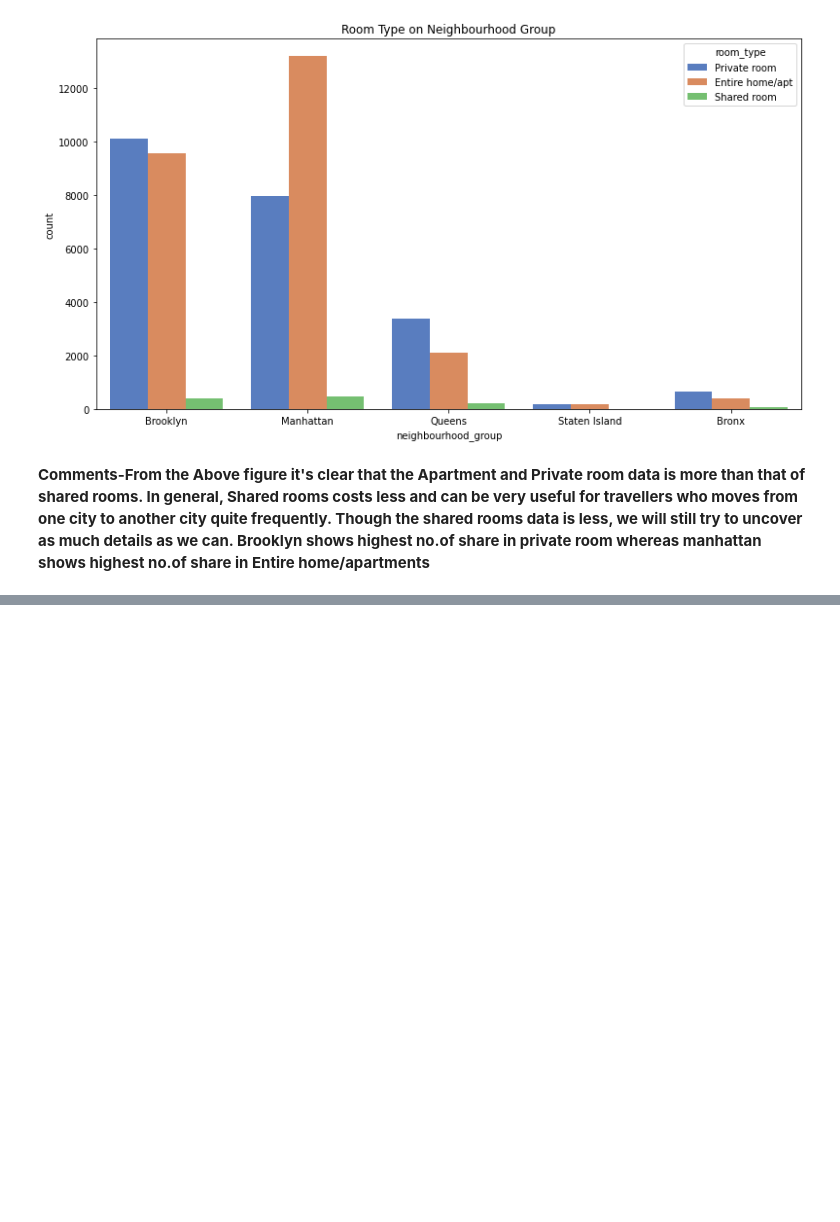
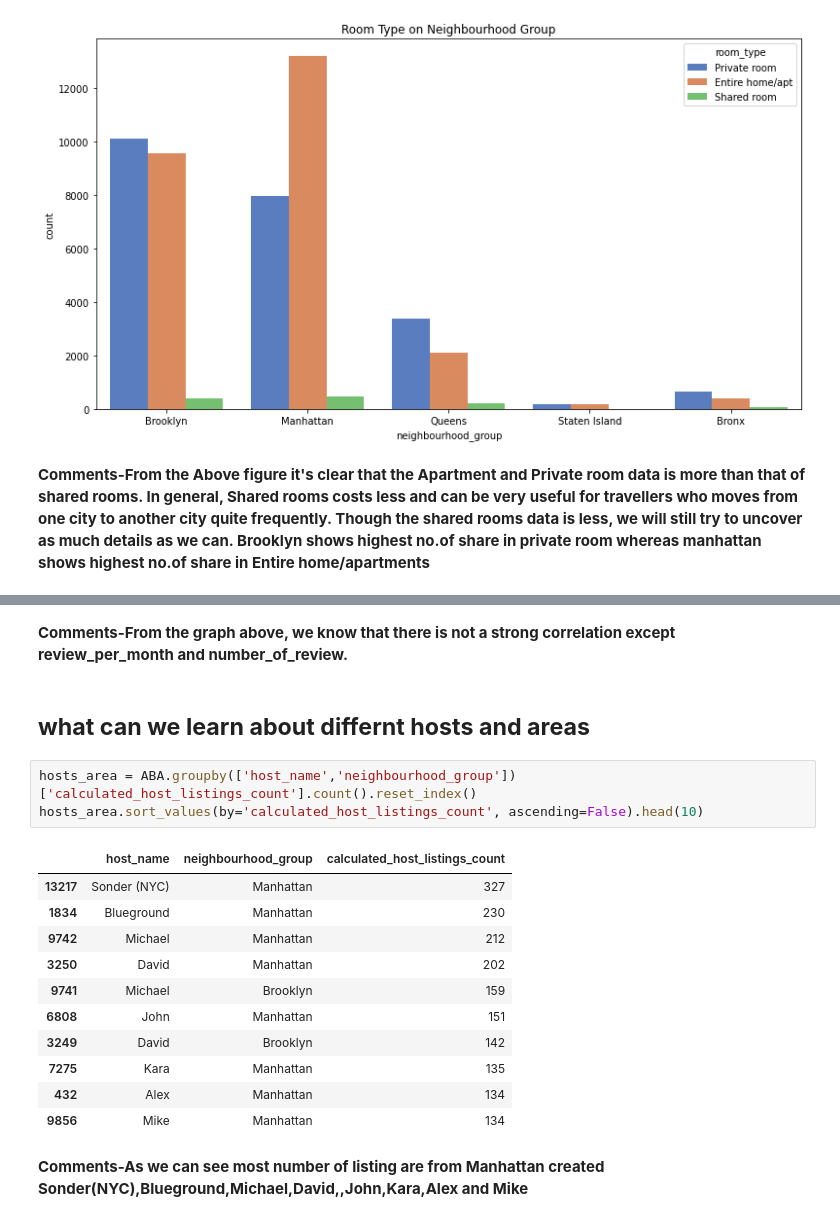
Before and after one commit to Aniket-Satpute/Airbnb-Booking-Analysis, a Jupyter notebook: airbnb_booking_analysis_aniket.ipynb, the cells around one changed output, grey strips where cells are left out. Drawn from its saved outputs; the diff is of its cells as text; blank space fills up the shorter version.

```diff
--- a/airbnb_booking_analysis_aniket.ipynb
+++ b/airbnb_booking_analysis_aniket.ipynb
@@ -202,0 +213,21 @@ Brooklyn shows highest no.of share in private room whereas manhattan shows highe
+# %% [markdown]
+**Comments-From the graph above, we know that there is not a strong correlation except review_per_month and number_of_review.**
+# %% [markdown]
+## **what can we learn about differnt hosts and areas**
+# %%
+hosts_area = ABA.groupby(['host_name','neighbourhood_group'])['calculated_host_listings_count'].count().reset_index()
+hosts_area.sort_values(by='calculated_host_listings_count', ascending=False).head(10)
+# %% [output]
+|  | host_name | neighbourhood_group | calculated_host_listings_count |
+| 13217 | Sonder (NYC) | Manhattan | 327 |
+| 1834 | Blueground | Manhattan | 230 |
+| 9742 | Michael | Manhattan | 212 |
+| 3250 | David | Manhattan | 202 |
+| 9741 | Michael | Brooklyn | 159 |
+| 6808 | John | Manhattan | 151 |
+| 3249 | David | Brooklyn | 142 |
+| 7275 | Kara | Manhattan | 135 |
+| 432 | Alex | Manhattan | 134 |
+| 9856 | Mike | Manhattan | 134 |
+# %% [markdown]
+**Comments-As we can see most number of listing are from Manhattan created Sonder(NYC),Blueground,Michael,David,,John,Kara,Alex and Mike**
```
Also changed, not shown: parts of 2 cells of this notebook.
